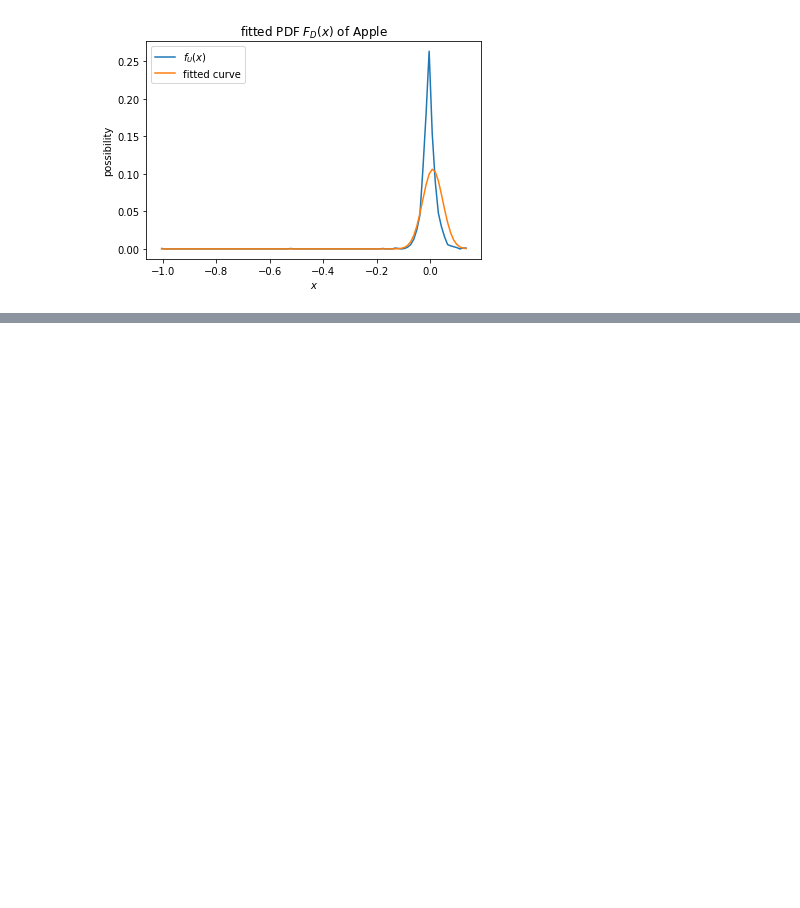
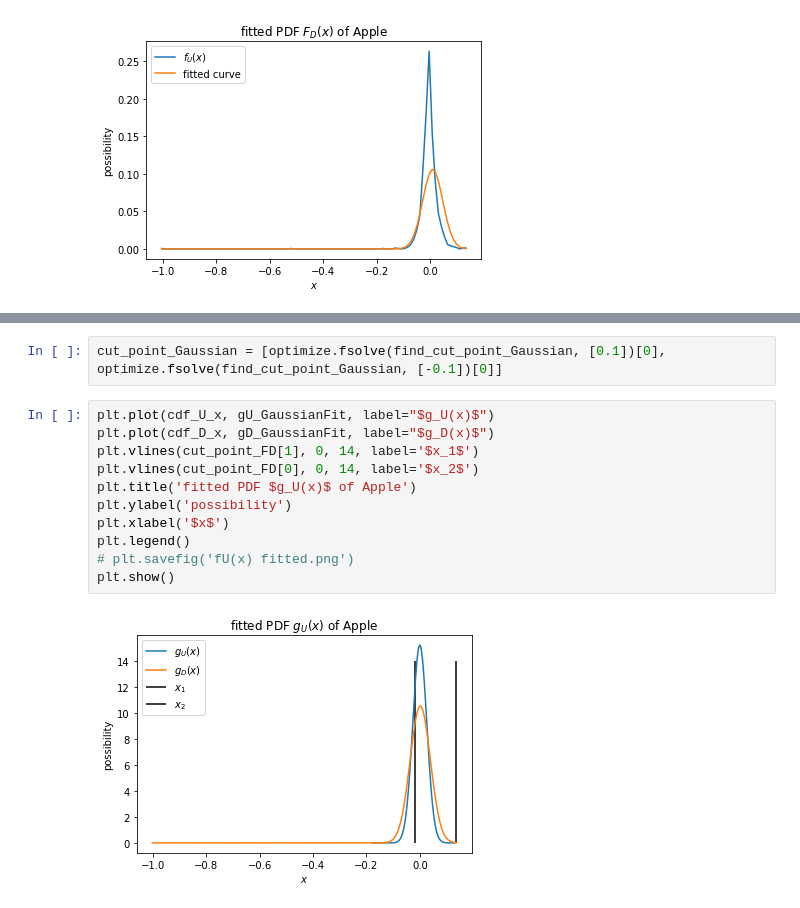
Before and after one commit to Kim-Q/MSDM, a Jupyter notebook: project2.ipynb, the cells around one changed output, grey strips where cells are left out. Saved outputs shown, nothing was run; the diff lists cells and outputs as text; blank space fills up the shorter version.

```diff
--- a/project2.ipynb
+++ b/project2.ipynb
@@ -229,0 +295,15 @@ plt.show()
+# %%
+cut_point_Gaussian = [optimize.fsolve(find_cut_point_Gaussian, [0.1])[0], optimize.fsolve(find_cut_point_Gaussian, [-0.1])[0]]
+# %%
+plt.plot(cdf_U_x, gU_GaussianFit, label="$g_U(x)$")
+plt.plot(cdf_D_x, gD_GaussianFit, label="$g_D(x)$")
+plt.vlines(cut_point_FD[1], 0, 14, label='$x_1$')
+plt.vlines(cut_point_FD[0], 0, 14, label='$x_2$')
+plt.title('fitted PDF $g_U(x)$ of Apple')
+plt.ylabel('possibility')
+plt.xlabel('$x$')
+plt.legend()
+# plt.savefig('fU(x) fitted.png')
+plt.show()
+# %% [output]
+[figure, added]
```
Also changed, not shown: parts of 24 cells of this notebook, 4 other files.
